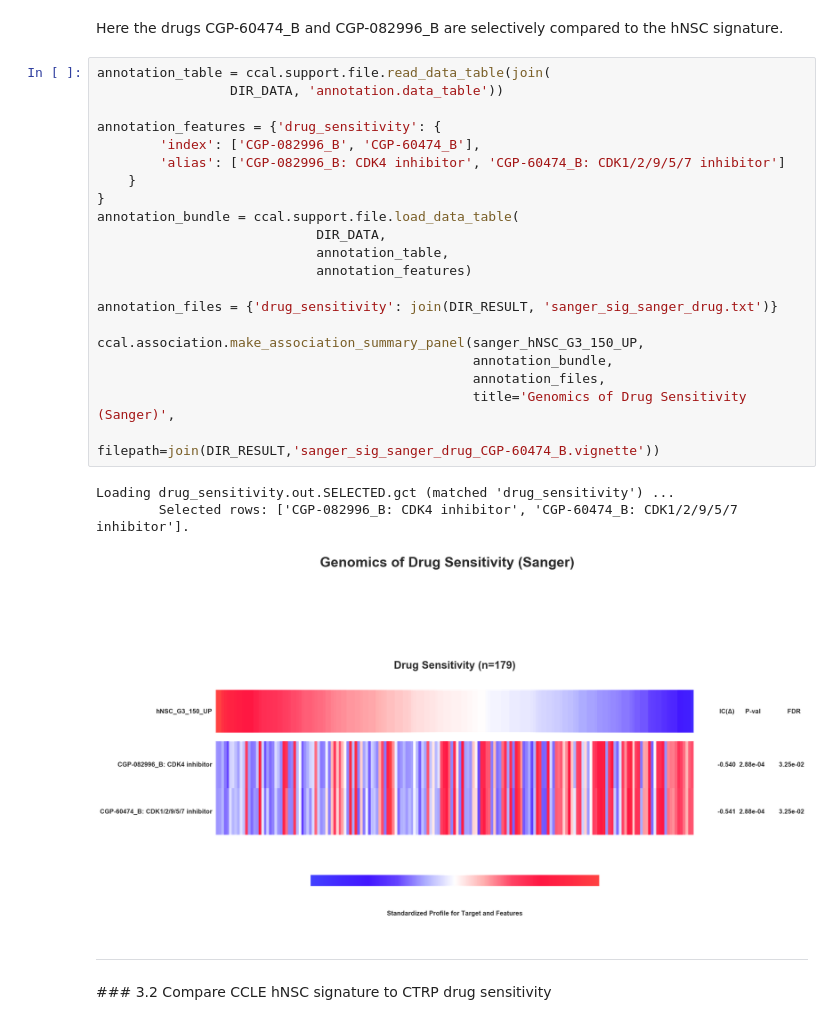
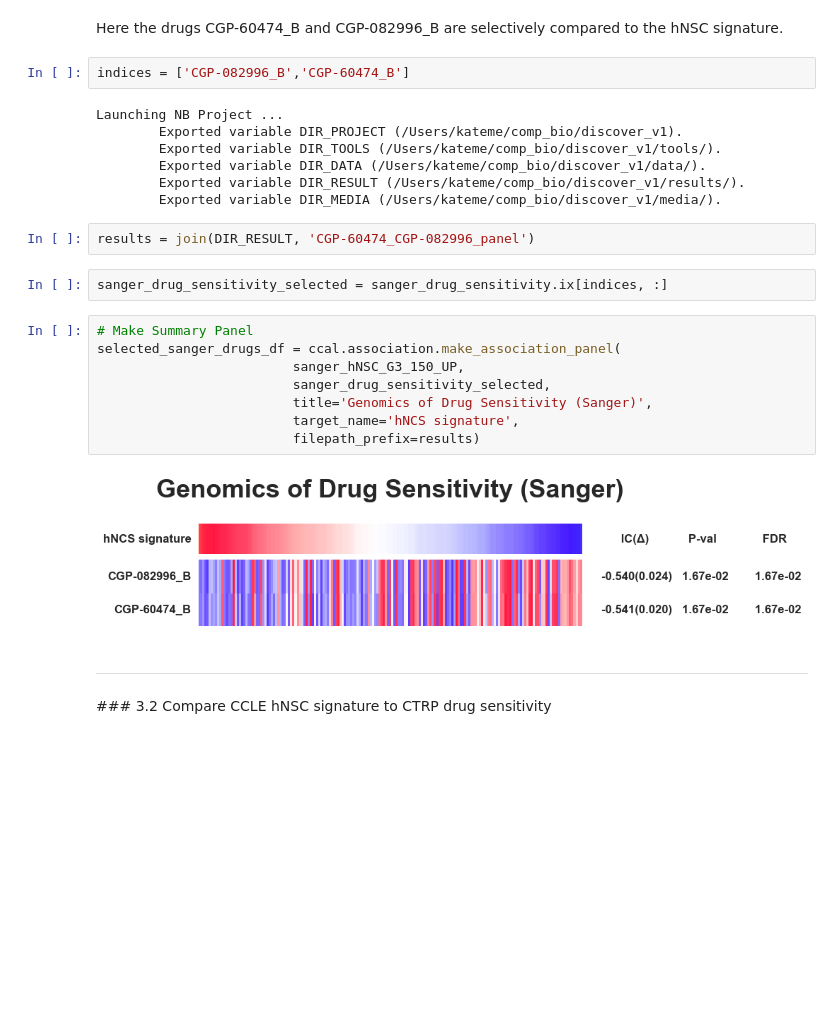
Before and after one commit to KateMedet/discover, a Jupyter notebook: notebooks/discover_analysis.ipynb, the cells around one changed output. Cells and saved outputs as stored; diff of their text form; blank space fills up the shorter version.

```diff
--- a/notebooks/discover_analysis.ipynb
+++ b/notebooks/discover_analysis.ipynb
@@ -128,31 +145,29 @@ sanger_sign_sanger_drug = ccal.association.make_association_panel(sanger_hNSC_G3
 [figure]
 # %% [markdown]
 Here the drugs CGP-60474_B and CGP-082996_B are selectively compared to the hNSC signature.
-# %%
-annotation_table = ccal.support.file.read_data_table(join(
-                 DIR_DATA, 'annotation.data_table'))
-
-annotation_features = {'drug_sensitivity': {
-        'index': ['CGP-082996_B', 'CGP-60474_B'],
-        'alias': ['CGP-082996_B: CDK4 inhibitor', 'CGP-60474_B: CDK1/2/9/5/7 inhibitor']
-    }
-}
-annotation_bundle = ccal.support.file.load_data_table(
-                            DIR_DATA,
-                            annotation_table,
-                            annotation_features)
-
-annotation_files = {'drug_sensitivity': join(DIR_RESULT, 'sanger_sig_sanger_drug.txt')}
-
-ccal.association.make_association_summary_panel(sanger_hNSC_G3_150_UP,
-                                                annotation_bundle,
-                                                annotation_files,
-                                                title='Genomics of Drug Sensitivity (Sanger)',
-                                                filepath=join(DIR_RESULT,'sanger_sig_sanger_drug_CGP-60474_B.vignette'))
-# %% [output]
-Loading drug_sensitivity.out.SELECTED.gct (matched 'drug_sensitivity') ...
-        Selected rows: ['CGP-082996_B: CDK4 inhibitor', 'CGP-60474_B: CDK1/2/9/5/7 inhibitor'].
-[figure, removed]
+# %%
+indices = ['CGP-082996_B','CGP-60474_B']
+# %% [output]
+Launching NB Project ...
+        Exported variable DIR_PROJECT (/Users/kateme/comp_bio/discover_v1).
+        Exported variable DIR_TOOLS (/Users/kateme/comp_bio/discover_v1/tools/).
+        Exported variable DIR_DATA (/Users/kateme/comp_bio/discover_v1/data/).
+        Exported variable DIR_RESULT (/Users/kateme/comp_bio/discover_v1/results/).
+        Exported variable DIR_MEDIA (/Users/kateme/comp_bio/discover_v1/media/).
+# %%
+results = join(DIR_RESULT, 'CGP-60474_CGP-082996_panel')
+# %%
+sanger_drug_sensitivity_selected = sanger_drug_sensitivity.ix[indices, :]
+# %%
+# Make Summary Panel
+selected_sanger_drugs_df = ccal.association.make_association_panel(
+                         sanger_hNSC_G3_150_UP,
+                         sanger_drug_sensitivity_selected,
+                         title='Genomics of Drug Sensitivity (Sanger)',
+                         target_name='hNCS signature',
+                         filepath_prefix=results)
+# %% [output]
+[figure, added]
 # %% [markdown]
-<hr style="border: none; border-bottom: 1px solid #88BBEE;">
+<hr style="border: none; border-bottom: 1px solid #db0606;">
 ### 3.2 Compare CCLE hNSC signature to CTRP drug sensitivity
```
Also changed, not shown: parts of 30 cells of this notebook, 38 other files.
